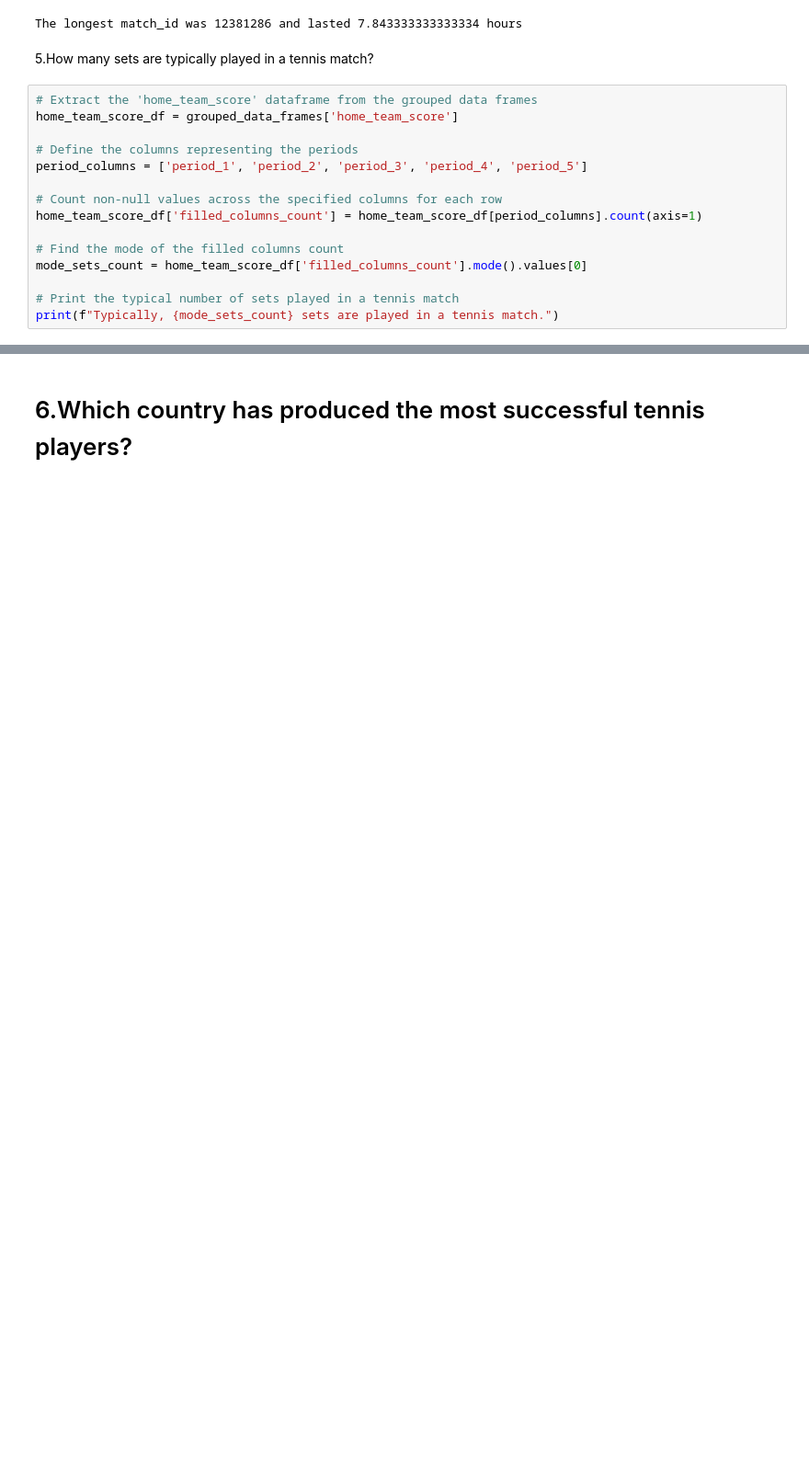
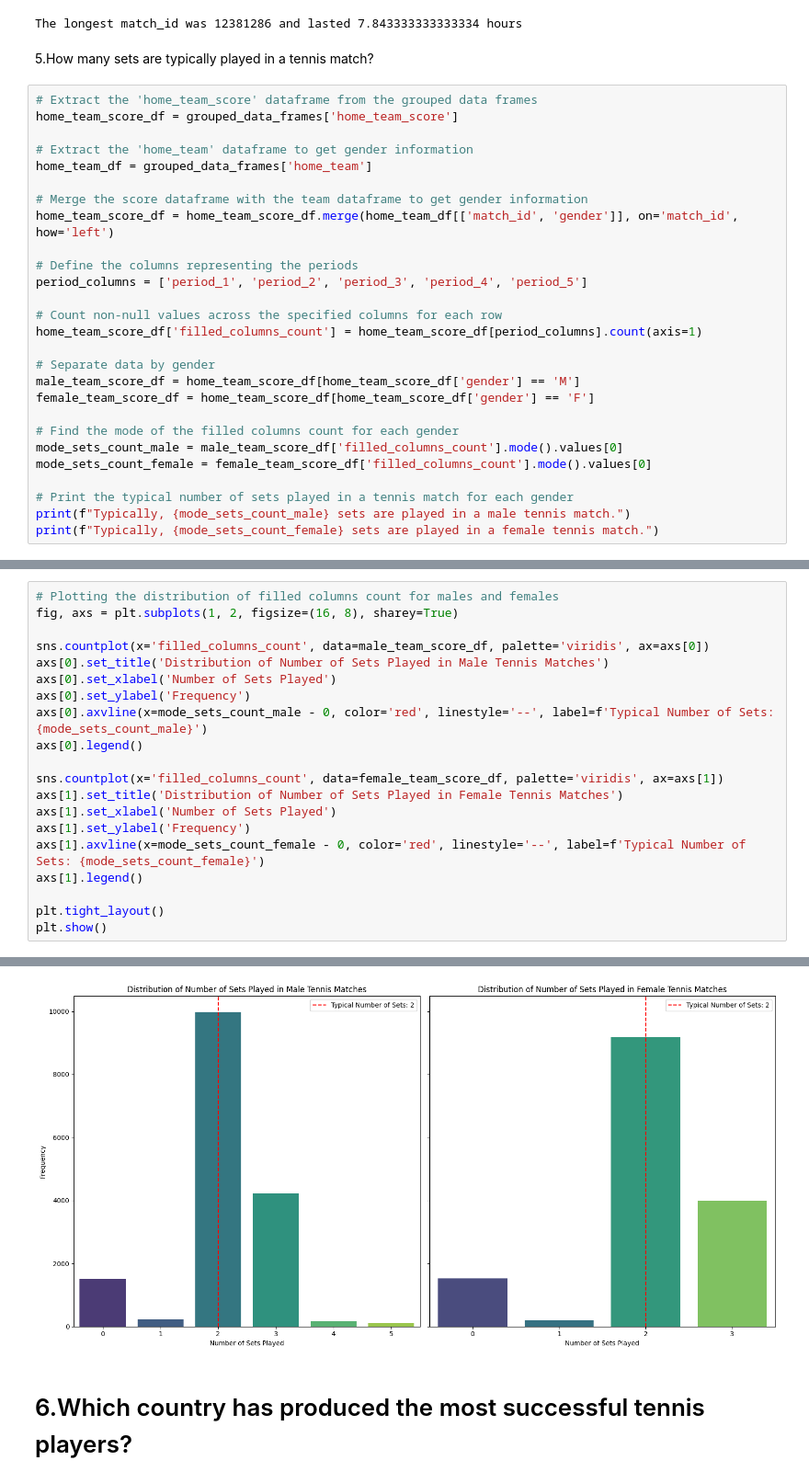
Before and after one commit to HosseinFaghihi/tennismatch_coop_coding, a Jupyter notebook: tproject.ipynb, the cells around one changed output, grey strips where cells are left out. Shown at 92% size. Saved outputs shown, nothing was run; the diff lists cells and outputs as text; blank space fills up the shorter version.

```diff
--- a/tproject.ipynb
+++ b/tproject.ipynb
@@ -434,6 +442,12 @@ The longest match_id was 12381286 and lasted 7.843333333333334 hours
 # %%
 # Extract the 'home_team_score' dataframe from the grouped data frames
 home_team_score_df = grouped_data_frames['home_team_score']
+
+# Extract the 'home_team' dataframe to get gender information
+home_team_df = grouped_data_frames['home_team']
+
+# Merge the score dataframe with the team dataframe to get gender information
+home_team_score_df = home_team_score_df.merge(home_team_df[['match_id', 'gender']], on='match_id', how='left')
 
 # Define the columns representing the periods
 period_columns = ['period_1', 'period_2', 'period_3', 'period_4', 'period_5']
@@ -441,9 +455,15 @@ period_columns = ['period_1', 'period_2', 'period_3', 'period_4', 'period_5']
 # Count non-null values across the specified columns for each row
 home_team_score_df['filled_columns_count'] = home_team_score_df[period_columns].count(axis=1)
 
-# Find the mode of the filled columns count
-mode_sets_count = home_team_score_df['filled_columns_count'].mode().values[0]
+# Separate data by gender
+male_team_score_df = home_team_score_df[home_team_score_df['gender'] == 'M']
+female_team_score_df = home_team_score_df[home_team_score_df['gender'] == 'F']
 
-# Print the typical number of sets played in a tennis match
-print(f"Typically, {mode_sets_count} sets are played in a tennis match.")
+# Find the mode of the filled columns count for each gender
+mode_sets_count_male = male_team_score_df['filled_columns_count'].mode().values[0]
+mode_sets_count_female = female_team_score_df['filled_columns_count'].mode().values[0]
+
+# Print the typical number of sets played in a tennis match for each gender
+print(f"Typically, {mode_sets_count_male} sets are played in a male tennis match.")
+print(f"Typically, {mode_sets_count_female} sets are played in a female tennis match.")
 # %% [output]
@@ -450,0 +472,21 @@ Typically, 2 sets are played in a tennis match.
+# %%
+# Plotting the distribution of filled columns count for males and females
+fig, axs = plt.subplots(1, 2, figsize=(16, 8), sharey=True)
+
+sns.countplot(x='filled_columns_count', data=male_team_score_df, palette='viridis', ax=axs[0])
+axs[0].set_title('Distribution of Number of Sets Played in Male Tennis Matches')
+axs[0].set_xlabel('Number of Sets Played')
+axs[0].set_ylabel('Frequency')
+axs[0].axvline(x=mode_sets_count_male - 0, color='red', linestyle='--', label=f'Typical Number of Sets: {mode_sets_count_male}')
+axs[0].legend()
+
+sns.countplot(x='filled_columns_count', data=female_team_score_df, palette='viridis', ax=axs[1])
+axs[1].set_title('Distribution of Number of Sets Played in Female Tennis Matches')
+axs[1].set_xlabel('Number of Sets Played')
+axs[1].set_ylabel('Frequency')
+axs[1].axvline(x=mode_sets_count_female - 0, color='red', linestyle='--', label=f'Typical Number of Sets: {mode_sets_count_female}')
+axs[1].legend()
+
+plt.tight_layout()
+plt.show()
+# %% [output]
@@ -451,3 +500,4 @@ Typically, 2 sets are played in a tennis match.
+[figure, added]
 # %% [markdown]
 <h1>
 6.Which country has produced the most successful tennis players?
```
Also changed, not shown: parts of 13 cells of this notebook.
